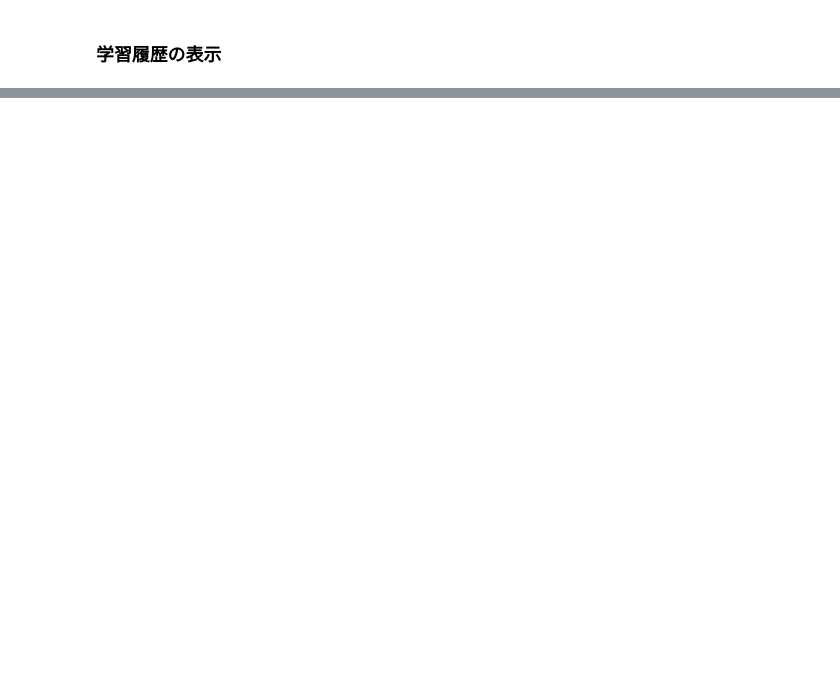
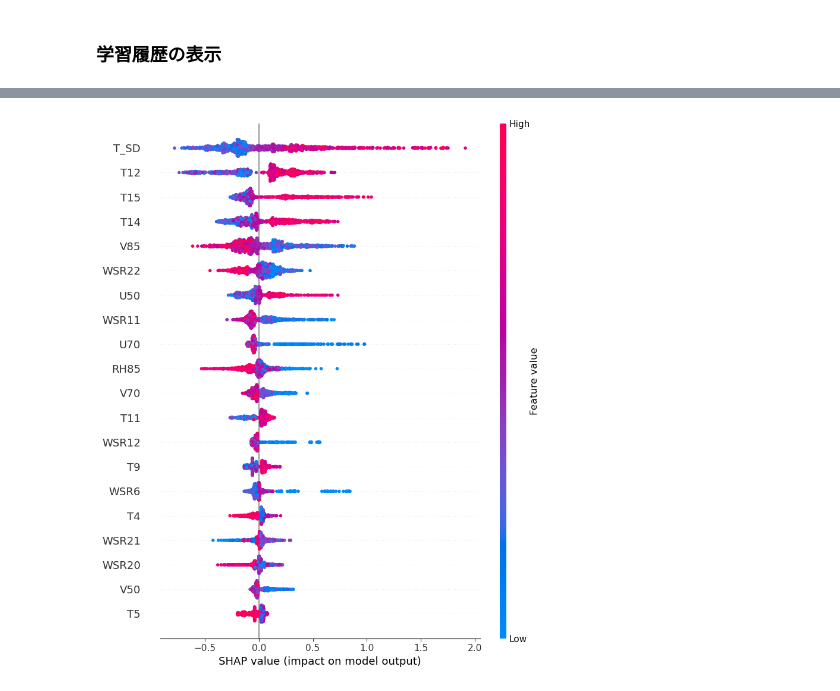
Before and after one commit to sakiiwaki/ozon, a Jupyter notebook: notebooks/ozon_3_lightGBM1.ipynb, the cells around one changed output, grey strips where cells are left out. Cells and saved outputs as stored; diff of their text form; code cells hidden in the pictures; blank space fills up the shorter version.

```diff
--- a/notebooks/ozon_3_lightGBM1.ipynb
+++ b/notebooks/ozon_3_lightGBM1.ipynb
@@ -272,0 +327,9 @@ test_pred.sum : 91.0
+# %%
+# Shapによる解析
+# 特徴量が結果に対してどのような影響を与えたか定量的に求める(et.モデルの生成理由)
+
+import shap
+
+shap.initjs()
+explainer = shap.Explainer(model, X_train)
+shap_values = explainer(X_train, check_additivity=False)
@@ -272,0 +338,6 @@ test_pred.sum : 91.0
+# %%
+# summary plot
+# 特徴量毎にどの程度影響を与えたか可視化(目的変数に対して、青が正の影響を、赤が負の影響を与えた事を表している)
+shap.summary_plot(shap_values, X_train)
+# %% [output]
+[figure, added]
```
Also changed, not shown: parts of 12 cells of this notebook, 1 other file.
